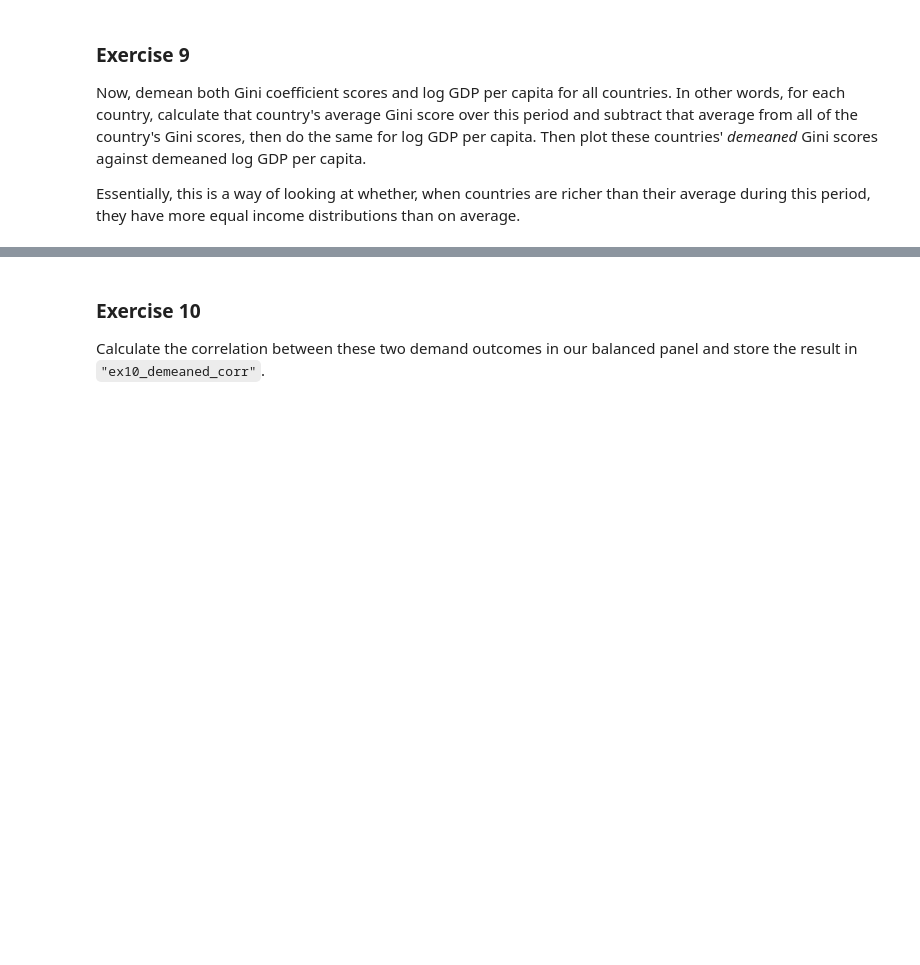
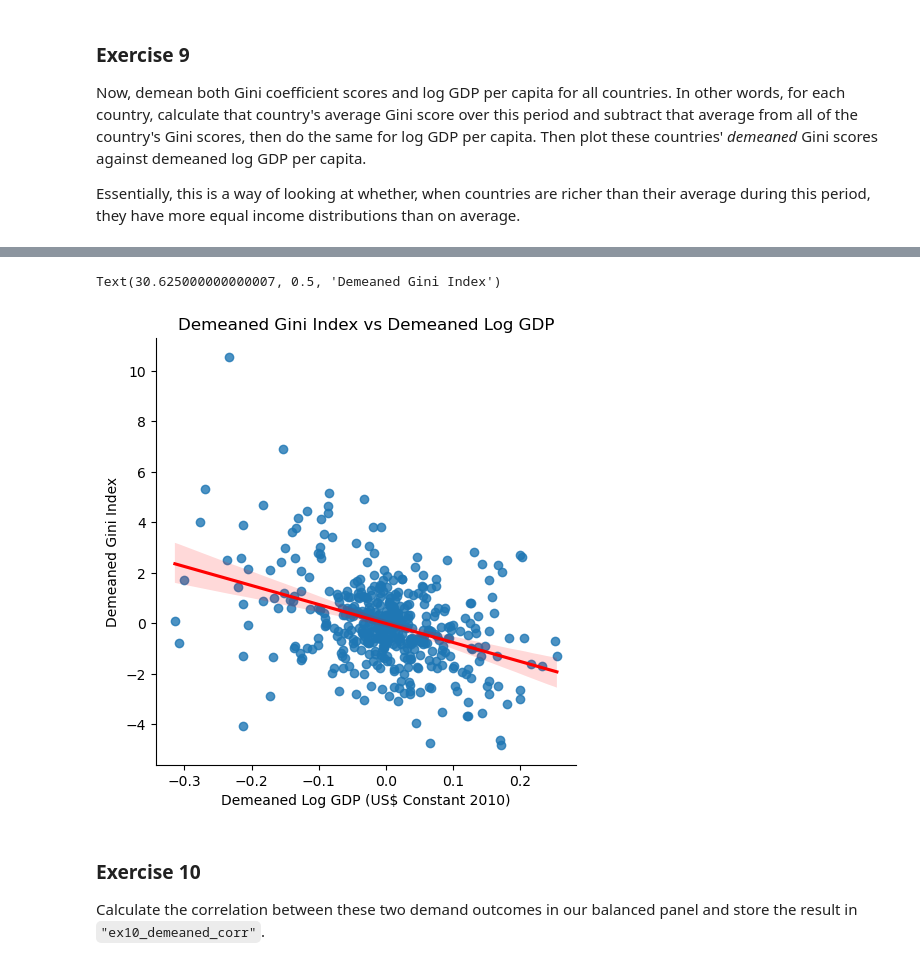
Before and after one commit to revanth7667/PDS_Assignments, a Jupyter notebook: codes/notebooks/2023-11-02_IND_reshaping.ipynb, the cells around one changed output, grey strips where cells are left out. Drawn from its saved outputs; the diff is of its cells as text; code cells hidden in the pictures; blank space fills up the shorter version.

```diff
--- a/codes/notebooks/2023-11-02_IND_reshaping.ipynb
+++ b/codes/notebooks/2023-11-02_IND_reshaping.ipynb
@@ -330,3 +346,18 @@ df5.sample(5)
+# %%
+# plotting the Demeaned Gini index vs country years and linear regression
+sns.lmplot(
+    x="log GDP demeaned",
+    y="GINI index demeaned",
+    data=df5,
+    scatter=True,
+    line_kws={"color": "red"},
+)
+plt.title("Demeaned Gini Index vs Demeaned Log GDP")
+plt.xlabel("Demeaned Log GDP (US$ Constant 2010)")
+plt.ylabel("Demeaned Gini Index")
+# %% [output]
+Text(30.625000000000007, 0.5, 'Demeaned Gini Index')
+[figure, added]
 # %% [markdown]
 ### Exercise 10
 
```
Also changed, not shown: parts of 12 cells of this notebook, 2 other files.
